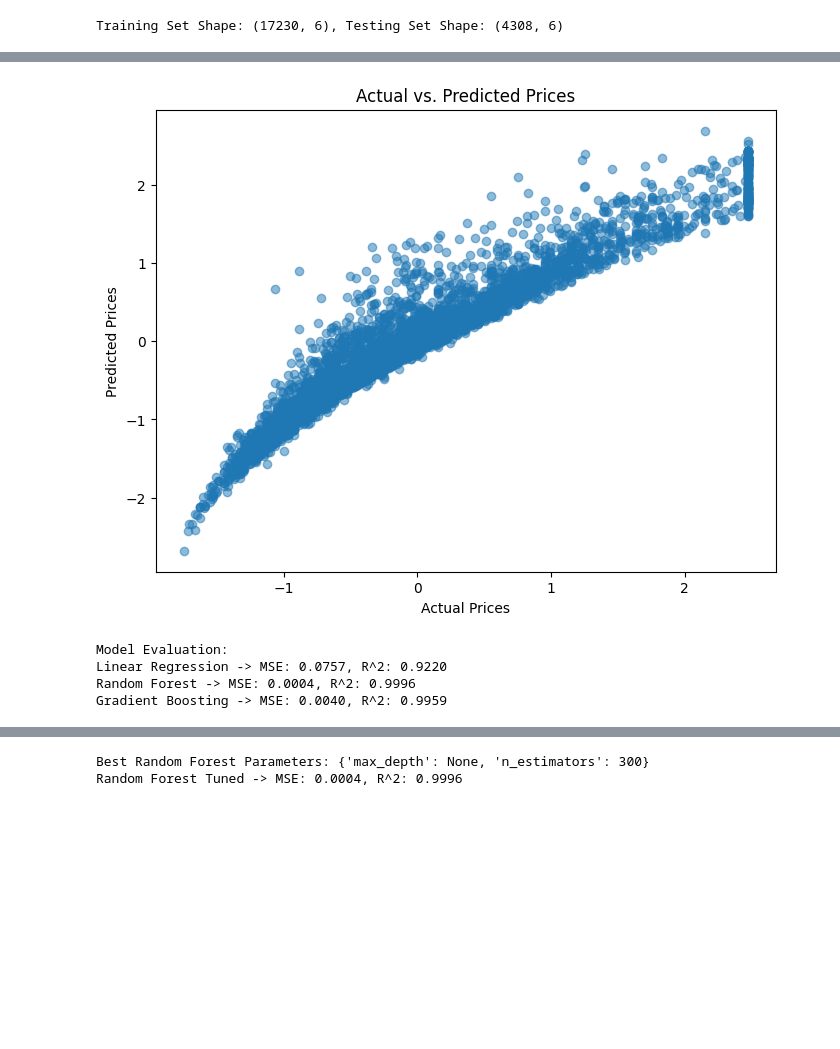
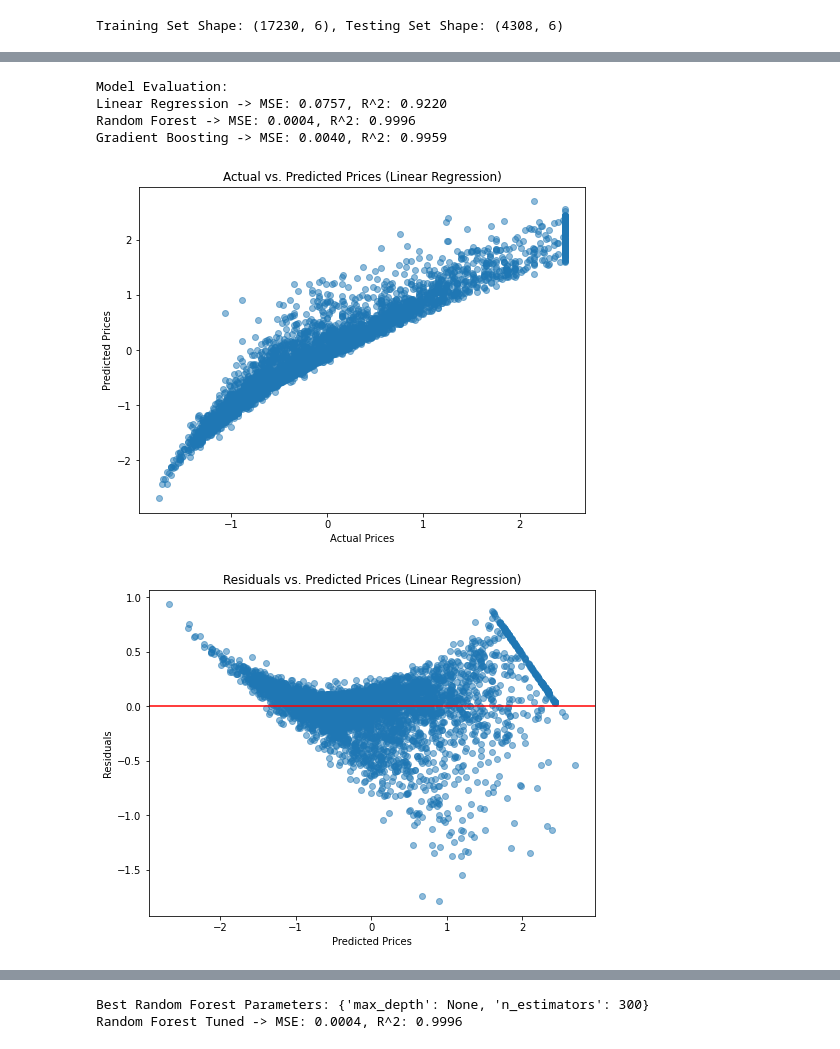
Before and after one commit to rlchavez0215/ADS_500B_Final, a Jupyter notebook: ADS-500B Final Project.ipynb, the cells around one changed output, grey strips where cells are left out. Drawn from its saved outputs; the diff is of its cells as text; code cells hidden in the pictures; blank space fills up the shorter version.

```diff
--- a/ADS-500B Final Project.ipynb
+++ b/ADS-500B Final Project.ipynb
@@ -458,13 +437 @@ Intercept: -0.8021993650259063
-# %%
-import matplotlib.pyplot as plt
-
-# Scatterplot of Actual vs. Predicted
-plt.figure(figsize=(8, 6))
-plt.scatter(y_test, y_pred, alpha=0.5)
-plt.xlabel("Actual Prices")
-plt.ylabel("Predicted Prices")
-plt.title("Actual vs. Predicted Prices")
-plt.show()
-# %% [output]
-[figure, removed]
 # %%
@@ -504,3 +468,26 @@ Model Evaluation:
 Linear Regression -> MSE: 0.0757, R^2: 0.9220
 Random Forest -> MSE: 0.0004, R^2: 0.9996
 Gradient Boosting -> MSE: 0.0040, R^2: 0.9959
+# %%
+# Linear Regression
+# Scatterplot of Actual vs. Predicted
+plt.figure(figsize=(8, 6))
+plt.scatter(y_test, y_pred, alpha=0.5)
+plt.xlabel("Actual Prices")
+plt.ylabel("Predicted Prices")
+plt.title("Actual vs. Predicted Prices (Linear Regression)")
+plt.show()
+
+residuals_lm = y_test - y_pred
+
+# Scatterplot of Rediduals vs predicted
+plt.figure(figsize=(8, 6))
+plt.scatter(y_pred, residuals_lm, alpha=0.5)
+plt.axhline(y=0, color="red")
+plt.title("Residuals vs. Predicted Prices (Linear Regression)")
+plt.xlabel("Predicted Prices")
+plt.ylabel("Residuals")
+plt.show()
+# %% [output]
+[figure, added]
+[figure, added]
```
Also changed, not shown: parts of 18 cells of this notebook.
